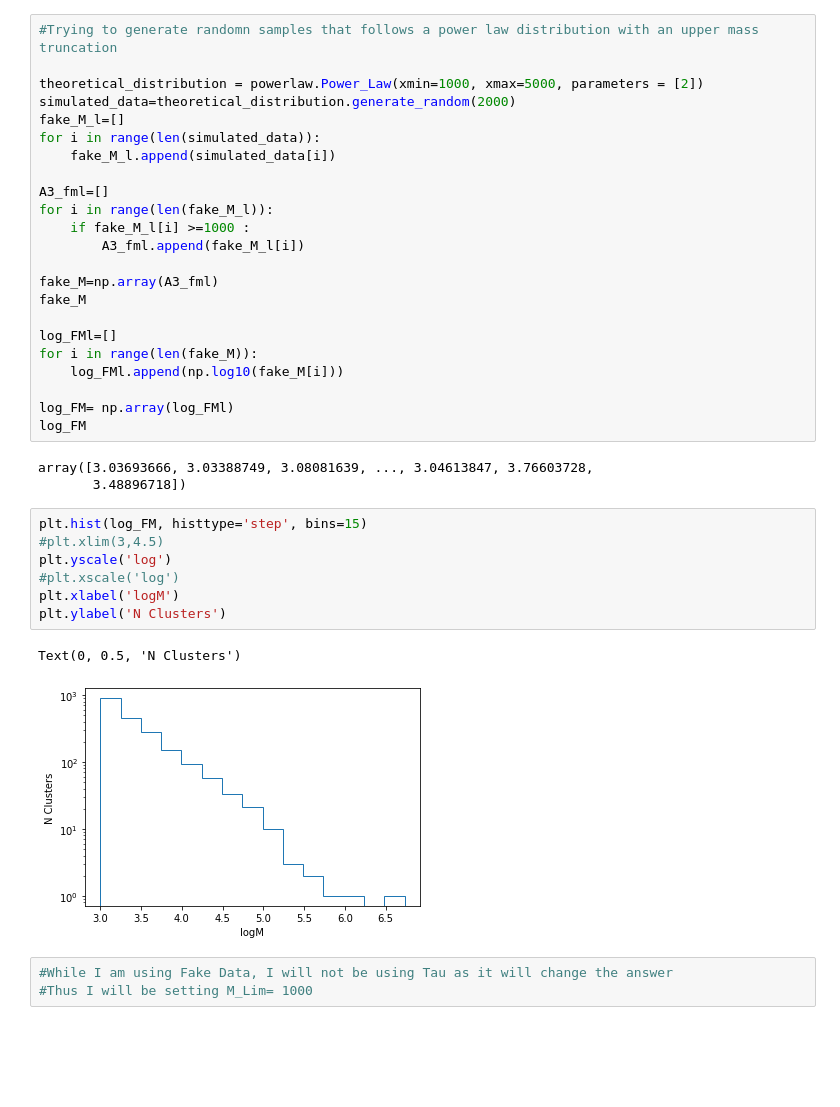
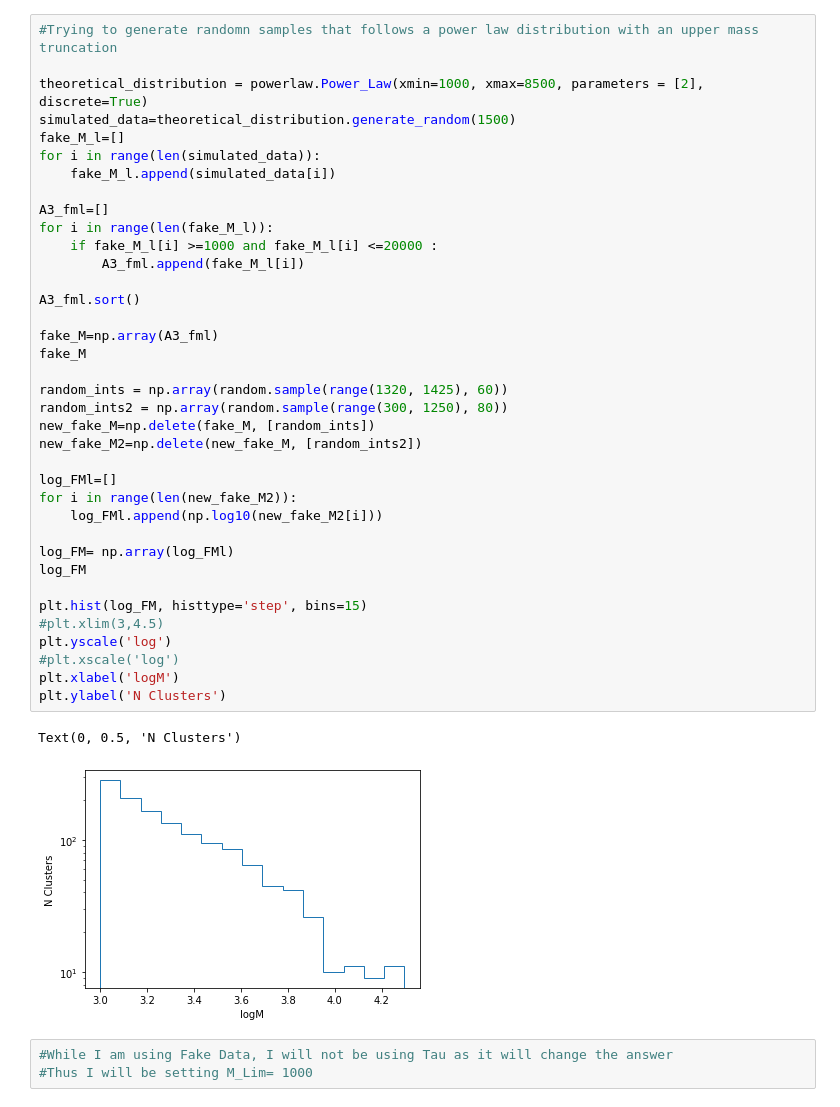
Before and after one commit to tobin-wainer/mass_function_fitting, a Jupyter notebook: M31_MF_replication/Most_Simple_Schectar_Fuction.ipynb, the cells around one changed output. Saved outputs shown, nothing was run; the diff lists cells and outputs as text; blank space fills up the shorter version.

```diff
--- a/M31_MF_replication/Most_Simple_Schectar_Fuction.ipynb
+++ b/M31_MF_replication/Most_Simple_Schectar_Fuction.ipynb
@@ -30,39 +31,43 @@ import powerlaw
 # %%
 #Trying to generate randomn samples that follows a power law distribution with an upper mass truncation
 
-theoretical_distribution = powerlaw.Power_Law(xmin=1000, xmax=5000, parameters = [2])
-simulated_data=theoretical_distribution.generate_random(2000)
+theoretical_distribution = powerlaw.Power_Law(xmin=1000, xmax=8500, parameters = [2], discrete=True)
+simulated_data=theoretical_distribution.generate_random(1500)
 fake_M_l=[]
 for i in range(len(simulated_data)):
     fake_M_l.append(simulated_data[i])
 
 A3_fml=[]
 for i in range(len(fake_M_l)):
-    if fake_M_l[i] >=1000 :
+    if fake_M_l[i] >=1000 and fake_M_l[i] <=20000 :
         A3_fml.append(fake_M_l[i])
+
+A3_fml.sort()
 
 fake_M=np.array(A3_fml)
 fake_M
 
+random_ints = np.array(random.sample(range(1320, 1425), 60))
+random_ints2 = np.array(random.sample(range(300, 1250), 80))
+new_fake_M=np.delete(fake_M, [random_ints])
+new_fake_M2=np.delete(new_fake_M, [random_ints2])
+
 log_FMl=[]
-for i in range(len(fake_M)):
-    log_FMl.append(np.log10(fake_M[i]))
+for i in range(len(new_fake_M2)):
+    log_FMl.append(np.log10(new_fake_M2[i]))
 
 log_FM= np.array(log_FMl)
 log_FM
+
+plt.hist(log_FM, histtype='step', bins=15)
+#plt.xlim(3,4.5)
+plt.yscale('log')
+#plt.xscale('log')
+plt.xlabel('logM')
+plt.ylabel('N Clusters')
 # %% [output]
-array([3.03693666, 3.03388749, 3.08081639, ..., 3.04613847, 3.76603728,
-       3.48896718])
+Text(0, 0.5, 'N Clusters')
+[figure, added]
-# %%
-plt.hist(log_FM, histtype='step', bins=15)
-#plt.xlim(3,4.5)
-plt.yscale('log')
-#plt.xscale('log')
-plt.xlabel('logM')
-plt.ylabel('N Clusters')
-# %% [output]
-Text(0, 0.5, 'N Clusters')
-[figure, removed]
 # %%
 #While I am using Fake Data, I will not be using Tau as it will change the answer
 #Thus I will be setting M_Lim= 1000
```
Also changed, not shown: parts of 2 cells of this notebook.
